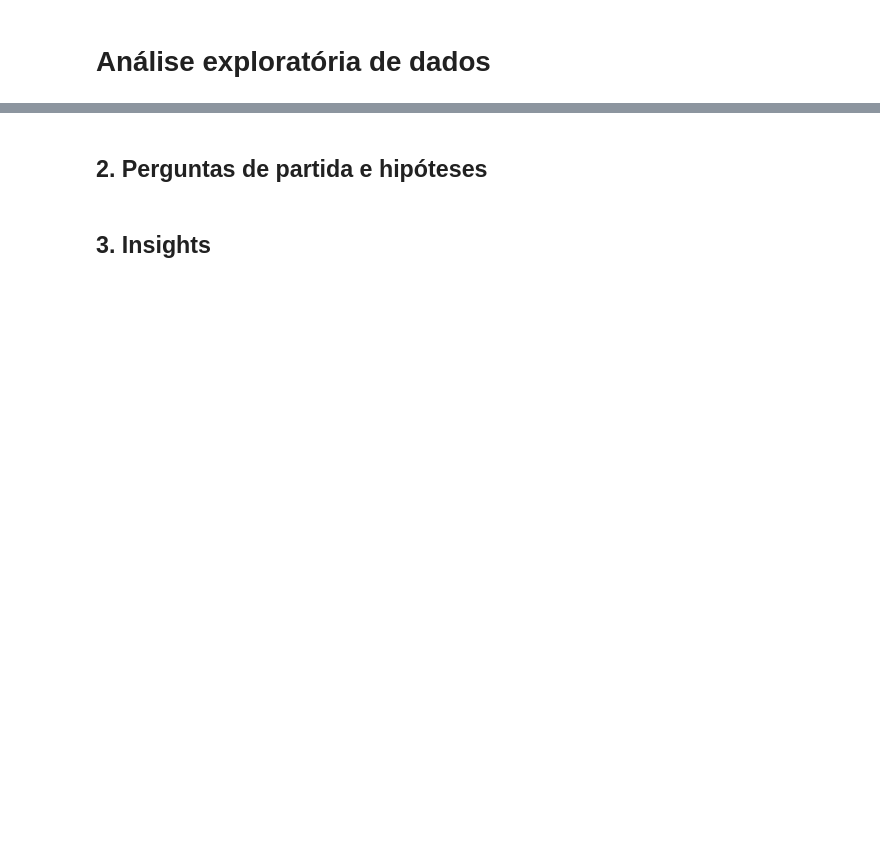
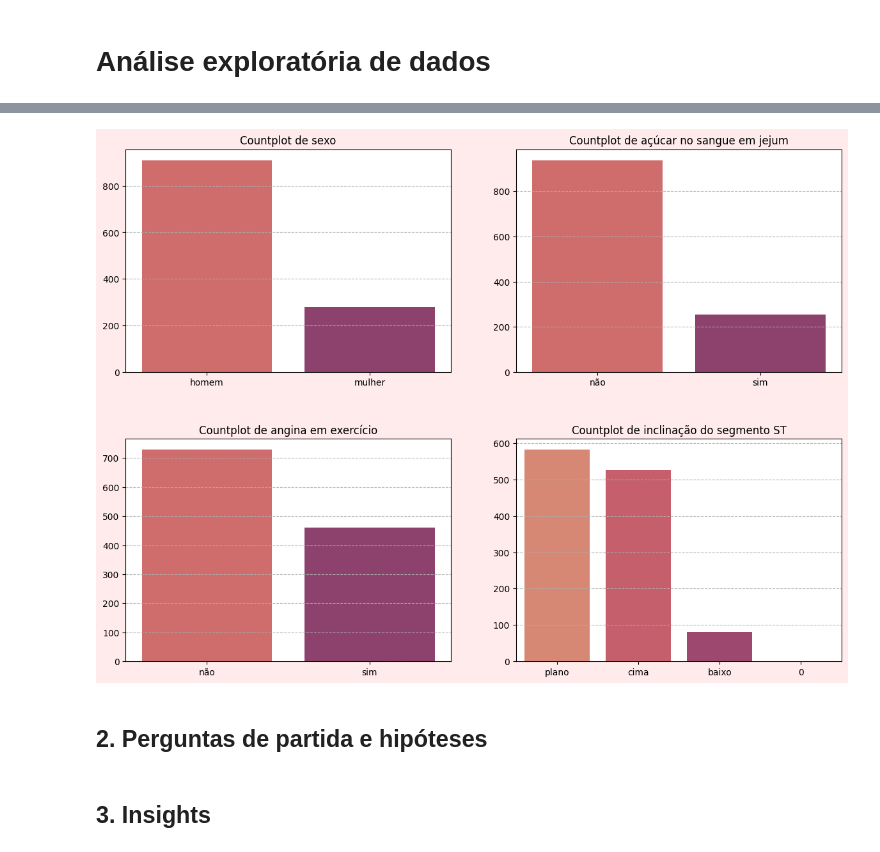
Before and after one commit to atlantico-academy/equipe8-2024.3, a Jupyter notebook: notebooks/01-exploratory_data_analysis.ipynb, the cells around one changed output, grey strips where cells are left out. Drawn from its saved outputs; the diff is of its cells as text; code cells hidden in the pictures; blank space fills up the shorter version.

Commit message:
feature-adiciona o notebook da exploração de dados(#2)

```diff
--- a/notebooks/01-exploratory_data_analysis.ipynb
+++ b/notebooks/01-exploratory_data_analysis.ipynb
@@ -4,0 +10,3 @@ import pandas as pd
+# %%
+# Leitura da base de dados
+df = pd.read_csv("../data/raw/doencas_cardiacas.csv")
@@ -9,0 +74,15 @@ ParserError: Error tokenizing data. C error: Expected 1 fields in line 42, saw 2
+# %%
+## Mudando nome de colunas.
+df.rename(columns = {"age":"idade", "sex":"sexo", "chest pain type":"tipo de dor de peito", "resting bp s": "batimento por segundo em repouso", "cholesterol":"colesterol", "fasting blood sugar":"açucar no sangue em jejum", "resting ecg":"ECG em repouso", "max heart rate":"taxa de batimentos máximo", "exercise angina":"angina em exercício", "oldpeak":"depressão do segmento ST", "ST slope":"inclinação do segmento ST", "target":"alvo"}, inplace = True)
+
+## Substituindo valores com replace.
+df['sexo'].replace({1: 'homem', 0: 'mulher'}, inplace = True)
+df['tipo de dor de peito'].replace({1: 'angina típica (clássica)', 2:'angina atípica', 3:'dor não-anginosa', 4:'assintomático'}, inplace = True)
+df['açucar no sangue em jejum'].replace({0: 'não', 1: 'sim'}, inplace = True)
+df['ECG em repouso'].replace({0: 'normal', 1: ' anormalidade de onda ST-T', 2: 'hipertrofia ventricular esquerda provável (LVH)'}, inplace = True)
+df['angina em exercício'].replace({0: 'não', 1: 'sim'}, inplace = True)
+df['inclinação do segmento ST'].replace({1: 'cima', 2: 'plano', 3: 'baixo'}, inplace = True)
+df['alvo'].replace({1: 'cardíaco', 0: 'não cardíaco'}, inplace = True)
+
+## Validação do DataFrame.
+display(df)
@@ -10,3 +257,43 @@ ParserError: Error tokenizing data. C error: Expected 1 fields in line 42, saw 2
+# %%
+# Crie a estrutura de subplots.
+fig, axes = plt.subplots(2, 2, figsize = (14, 10), gridspec_kw = {'wspace': 0.2, 'hspace': 0.3})
+bg_color = "#ffebec"
+color_palette = 'flare'
+
+# Definir cor de fundo da figura.
+fig.set_facecolor(bg_color)
+
+# Linha 0 - Countplots.
+sns.countplot(data = df, x = 'sexo', palette = color_palette, ax = axes[0, 0], order = df['sexo'].value_counts().index)
+axes[0, 0].set_title('Countplot de sexo', fontsize = 12)
+axes[0, 0].set_xlabel('', fontsize = 8)
+axes[0, 0].set_ylabel('', fontsize = 8)
+axes[0, 0].grid(True, axis = 'y', linestyle = '--', alpha = 0.9)
+
+sns.countplot(data = df, x = 'açucar no sangue em jejum', palette = color_palette, ax = axes[0, 1], order = df['açucar no sangue em jejum'].value_counts().index)
+axes[0, 1].set_title('Countplot de açúcar no sangue em jejum', fontsize = 12)
+axes[0, 1].set_xlabel('', fontsize = 8)
+axes[0, 1].set_ylabel('', fontsize = 8)
+axes[0, 1].grid(True, axis = 'y', linestyle = '--', alpha = 0.9)
+
+# Linha 1 - Countplots.
+sns.countplot(data = df, x = 'angina em exercício', palette = color_palette, ax = axes[1, 0], order = df['angina em exercício'].value_counts().index)
+axes[1, 0].set_title('Countplot de angina em exercício', fontsize = 12)
+axes[1, 0].set_xlabel('', fontsize = 8)
+axes[1, 0].set_ylabel('', fontsize = 8)
+axes[1, 0].grid(True, axis = 'y', linestyle = '--', alpha = 0.9)
+
+sns.countplot(data = df, x = 'inclinação do segmento ST', palette = color_palette, ax = axes[1, 1], order = df['inclinação do segmento ST'].value_counts().index)
+axes[1, 1].set_title('Countplot de inclinação do segmento ST', fontsize=12)
+axes[1, 1].set_xlabel('', fontsize = 8)
+axes[1, 1].set_ylabel('', fontsize = 8)
+axes[1, 1].grid(True, axis = 'y', linestyle = '--', alpha = 0.9)
+
+# Exibe o gráfico.
+plt.subplots_adjust(left=0.1, right=0.9, top=0.9, bottom=0.1)
+plt.show()
+# %% [output]
+[figure, added]
 # %% [markdown]
 ## 2. Perguntas de partida e hipóteses
 # %% [markdown]
```
Also changed, not shown: parts of 15 cells of this notebook.
